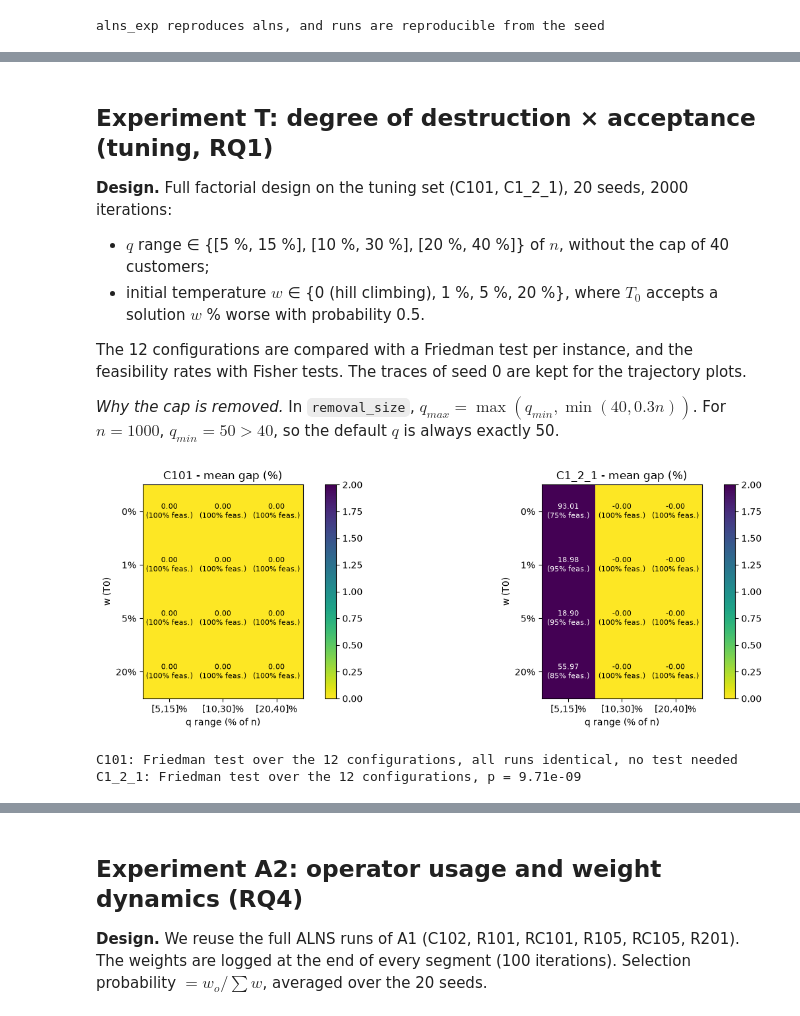
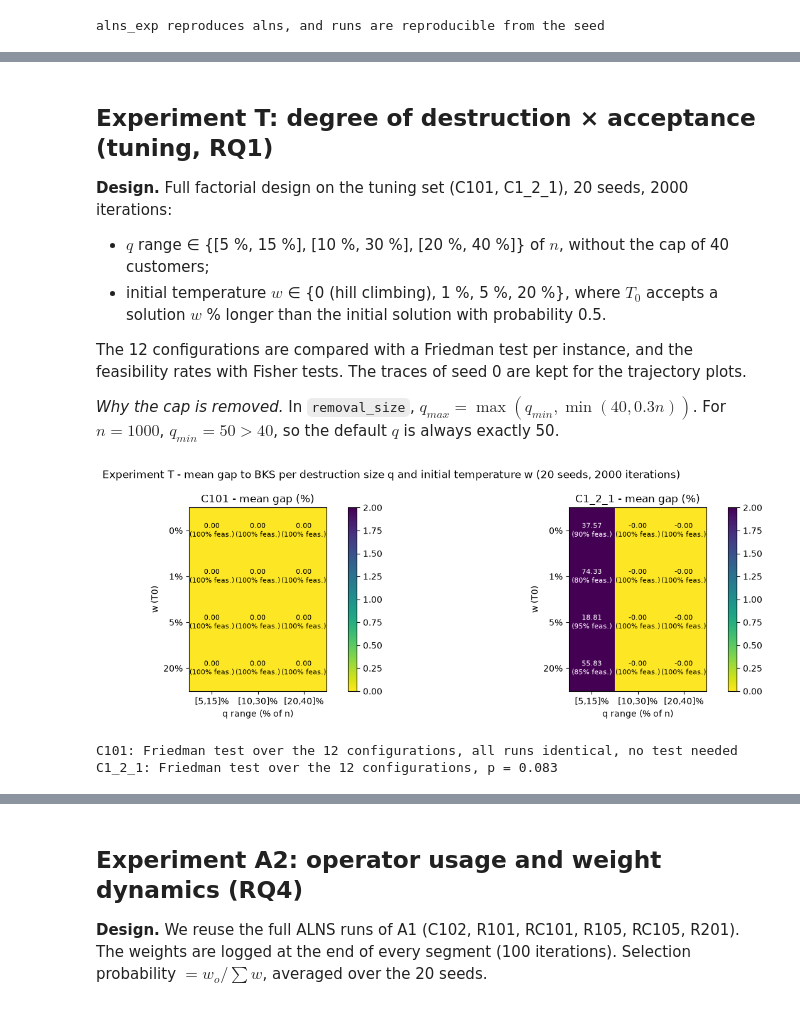
Before and after one commit to slowalie/Algorithms_and_Combinatorial_Optimization_project_groupe_2, a Jupyter notebook: Grp2-Final-delivrable-A&CO.ipynb, the cells around one changed output, grey strips where cells are left out. Cells and saved outputs as stored; diff of their text form; code cells hidden in the pictures.

```diff
--- a/Grp2-Final-delivrable-A&CO.ipynb
+++ b/Grp2-Final-delivrable-A&CO.ipynb
@@ -399,0 +528,10 @@ The model has at most $n(n+1)$ binary variables, $2n + 1$ continuous variables a
+# %%
+ilp_inst = ilp_load("data/C101.txt")
+prob, x = build_ilp(ilp_inst)
+print(f"{len(x)} arc variables (out of {ilp_inst['n'] * (ilp_inst['n'] + 1)}), {len(prob.constraints)} constraints")
+status, cost, secs = solve_ilp(prob)
+routes = ilp_routes(x)
+feasible, dist = ilp_check(ilp_inst, routes)
+print(f"status: {status} - distance {cost:.2f} with {len(routes)} vehicles - {secs:.1f} s")
+print(f"independent check: {'feasible' if feasible else 'INFEASIBLE'}, recomputed distance {dist:.2f}")
+ilp_plot(ilp_inst, routes, f"C101 - ILP optimum {cost:.2f} ({len(routes)} vehicles)")
@@ -1088,10 +1291,10 @@ def plot_route(inst, routes, ax=None):
 ## Test
 # %%
 #first try
-inst = load_instance(f"{DATA_DIR}/RC101.txt")
-alns_solution, alns_history = alns(inst, iterations=5000, seed=0, vehicle_cost=0.0, unassigned_penalty=1e4)
+inst = load_instance(f"{DATA_DIR}/C101.txt")
+alns_solution, alns_history = alns(inst, iterations=2000, seed=0, vehicle_cost=0.0, unassigned_penalty=1e4)
 print("ALNS solution is feasible:", check_solution(inst, alns_solution.routes))  # check feasibility
 #print("ALNS solution: distance =", alns_solution.distance(inst), ", #vehicles =", len(alns_solution.routes))
 #print(alns_solution.routes)
-#plot_route(inst, alns_solution.routes)
+plot_route(inst, alns_solution.routes)
 # %% [output]
@@ -1198,7 +1402,7 @@ def alns_exp(inst, destroy=None, repair=None, **overrides):
     best, f_best = current.copy(), f_current
     t_init = time.perf_counter() - t0
 
-    T = -params["start_worse"] * f_current / np.log(params["start_accept"])
+    T = -params["start_worse"] * current.distance(inst) / np.log(params["start_accept"])   # on the distance, as in alns
     cooling = params["end_temp_frac"] ** (1.0 / params["iterations"])
 
     nD, nR = len(D), len(R)
@@ -1229,13 +1433,14 @@ def alns_exp(inst, destroy=None, repair=None, **overrides):
         elif f_cand < f_current - 1e-9:
             current, f_current = candidate, f_cand
             score = params["sigma2"]
-        else:
-            worse = f_cand > f_current + 1e-9
-            worse_acc = 0.0 if worse else np.nan
+        elif f_cand <= f_current + 1e-9:                    # same cost: accepted, but not rewarded
+            current, f_current = candidate, f_cand
+        else:                                               # strictly worse
+            worse_acc = 0.0
             if T > 0 and rng.random() < np.exp(-(f_cand - f_current) / T):   # T = 0: hill climbing, never accept
                 current, f_current = candidate, f_cand
                 score = params["sigma3"]
-                worse_acc = 1.0 if worse else np.nan
+                worse_acc = 1.0
 
         scoreD[i] += score; scoreR[j] += score
         usedD[i] += 1;      usedR[j] += 1
@@ -1269,12 +1474,15 @@ INSTANCE_FILES = {
     "C102.100.10.vrptw": "test", "R101.txt": "test", "RC101.txt": "test", "C1_10_1.1000.100.vrptw": "test",
     "R105.txt": "test", "R109.txt": "test", "RC105.txt": "test", "RC108.txt": "test",
     "C201.txt": "test", "R201.txt": "test", "RC201.txt": "test",
+    "C103.txt": "test", "R102.txt": "test", "RC103.txt": "test",                   # added to reach 20 instances
+    "C202.txt": "test", "R202.txt": "test", "RC202.txt": "test", "R211.txt": "test",
     "C101.25.3.vrptw": "scalability only", "C101.50.5.vrptw": "scalability only",
     "C1_4_1.400.40.vrptw": "scalability only", "C1_6_1.600.60.vrptw": "scalability only",
     "C1_8_1.800.80.vrptw": "scalability only",
 }
 LABELS = {"C101.25.3.vrptw": "C101-25", "C101.50.5.vrptw": "C101-50"}   # these files are also named "C101" inside
-SOL_FILES = {n: f"{n}.sol" for n in ("C101", "R101", "R105", "R109", "RC101", "RC105", "RC108", "C201", "R201", "RC201")}  # cost recomputed with our distances
+SOL_FILES = {n: f"{n}.sol" for n in ("C101", "R101", "R105", "R109", "RC101", "RC105", "RC108", "C201", "R201", "RC201",
+                                     "C103", "R102", "RC103", "C202", "R202", "RC202", "R211")}  # cost recomputed with our distances
 SINTEF_BKS = {"C102": 828.94, "C1_2_1": 2704.57, "C1_10_1": 42478.95}          # rounded to 2 decimals by SINTEF
 
 INSTANCES = {}
@@ -1305,7 +1513,7 @@ for f in INSTANCE_FILES:
     elif inst["label"] in SINTEF_BKS:
         BKS[inst["label"]] = SINTEF_BKS[inst["label"]]
 
-COVERAGE_ERROR = "each customer must be visited exactly once"   # reported by check_solution when customers are unserved
+UNSERVED = "customers not served"   # the only error of check_solution that is an incomplete solution, not a violation
 
 
 def run_job(job):
@@ -1319,7 +1527,7 @@ def run_job(job):
     rec = dict(file=file, instance=inst["label"], n=inst["n_customers"], variant=label, seed=seed,
                iterations=len(h["current"]), obj=obj, dist=dist, vehicles=len(sol.routes),
                unassigned=len(sol.unassigned), feasible=not errors,
-               violations=sum(e != COVERAGE_ERROR for e in errors), cost_mismatch=abs(dist - sol.distance(inst)),
+               violations=sum(not e.endswith(UNSERVED) for e in errors), cost_mismatch=abs(dist - sol.distance(inst)),
                initial_dist=h["initial_dist"], initial_unassigned=h["initial_unassigned"],
                runtime=h["runtime"], iter_time=(h["runtime"] - h["t_init"]) / max(1, len(h["current"])),
                last_improvement=h["last_improvement"])
@@ -1461,7 +1677,7 @@ instances_table.round(3)
 
 **Design.** Full factorial design on the tuning set (C101, C1_2_1), 20 seeds, 2000 iterations:
 - $q$ range ∈ {[5 %, 15 %], [10 %, 30 %], [20 %, 40 %]} of $n$, without the cap of 40 customers;
-- initial temperature $w$ ∈ {0 (hill climbing), 1 %, 5 %, 20 %}, where $T_0$ accepts a solution $w$ % worse with probability 0.5.
+- initial temperature $w$ ∈ {0 (hill climbing), 1 %, 5 %, 20 %}, where $T_0$ accepts a solution $w$ % longer than the initial solution with probability 0.5.
 
 The 12 configurations are compared with a Friedman test per instance, and the feasibility rates with Fisher tests. The traces of seed 0 are kept for the trajectory plots.
 
@@ -1476,34 +1692,35 @@ jobs = [(f, s, f"q {qn} | w {w:.0%}", dict(q_min_frac=a, q_max_frac=b, q_max_abs
         for f in TUNING_FILES for s in SEEDS for qn, (a, b) in Q_RANGES.items() for w in W_VALUES]
 tun, tun_hist = cached("T_q_temperature", jobs)
 tun["q"] = tun.variant.str.extract(r"q (\S+)")[0]
 tun["w"] = tun.variant.str.extract(r"w (\S+)")[0]
 tun["success"] = tun.gap <= 0.01                           # BKS reached (up to the rounding of the BKS)
 
 fig, axes = plt.subplots(1, len(TUNING_FILES), figsize=(6.5 * len(TUNING_FILES), 4.2))
 for ax, (name, g) in zip(axes, tun.groupby("instance", sort=False)):
     H = g.pivot_table(index="w", columns="q", values="gap", aggfunc="mean").loc[[f"{w:.0%}" for w in W_VALUES], list(Q_RANGES)]
     F = g.pivot_table(index="w", columns="q", values="feasible", aggfunc="mean").loc[H.index, H.columns]
     im = ax.imshow(np.minimum(H.values, 2), cmap="viridis_r", vmin=0, vmax=2)   # colours capped at 2 % so that
     for (y, x), v in np.ndenumerate(H.values):                                  # one infeasible cell does not hide the rest
         ax.text(x, y, f"{v:.2f}\n({F.values[y, x]:.0%} feas.)", ha="center", va="center", fontsize=8,
                 color="w" if v > 1 else "k")
     ax.set_xticks(range(len(H.columns)), H.columns); ax.set_yticks(range(len(H.index)), H.index)
     ax.set_xlabel("q range (% of n)"); ax.set_ylabel("w (T0)"); ax.set_title(f"{name} - mean gap (%)")
     fig.colorbar(im, ax=ax)
+fig.suptitle("Experiment T - mean gap to BKS per destruction size q and initial temperature w (20 seeds, 2000 iterations)")
 plt.tight_layout(); plt.show()
 
 for name, g in tun.groupby("instance", sort=False):
     groups = [gv.sort_values("seed").gap.to_numpy() for _, gv in g.groupby("variant", sort=False)]
     p = friedman_p(groups)
     print(f"{name}: Friedman test over the 12 configurations, " + ("all runs identical, no test needed" if np.isnan(p) else f"p = {p:.3g}"))
 
 tun_table = pd.DataFrame([dict(instance=name, q=gv.q.iloc[0], w=gv.w.iloc[0], **describe(gv),
                                BKS_reached_pct=100 * gv.success.mean(), last_improvement=gv.last_improvement.mean())
                           for (name, v), gv in tun.groupby(["instance", "variant"], sort=False)])
 tun_table[["instance", "q", "w", "mean_gap", "median_gap", "ci95_low", "ci95_high", "feasible_pct",
            "BKS_reached_pct", "last_improvement", "time_s"]].round(3)
 # %% [output]
-[figure, old version]
+[figure, new version]
 C101: Friedman test over the 12 configurations, all runs identical, no test needed
-C1_2_1: Friedman test over the 12 configurations, p = 9.71e-09
+C1_2_1: Friedman test over the 12 configurations, p = 0.083
 |  | instance | q | w | mean_gap | median_gap | ci95_low | ci95_high | feasible_pct | BKS_reached_pct | ... |
```
Also changed, not shown: parts of 58 cells of this notebook.
